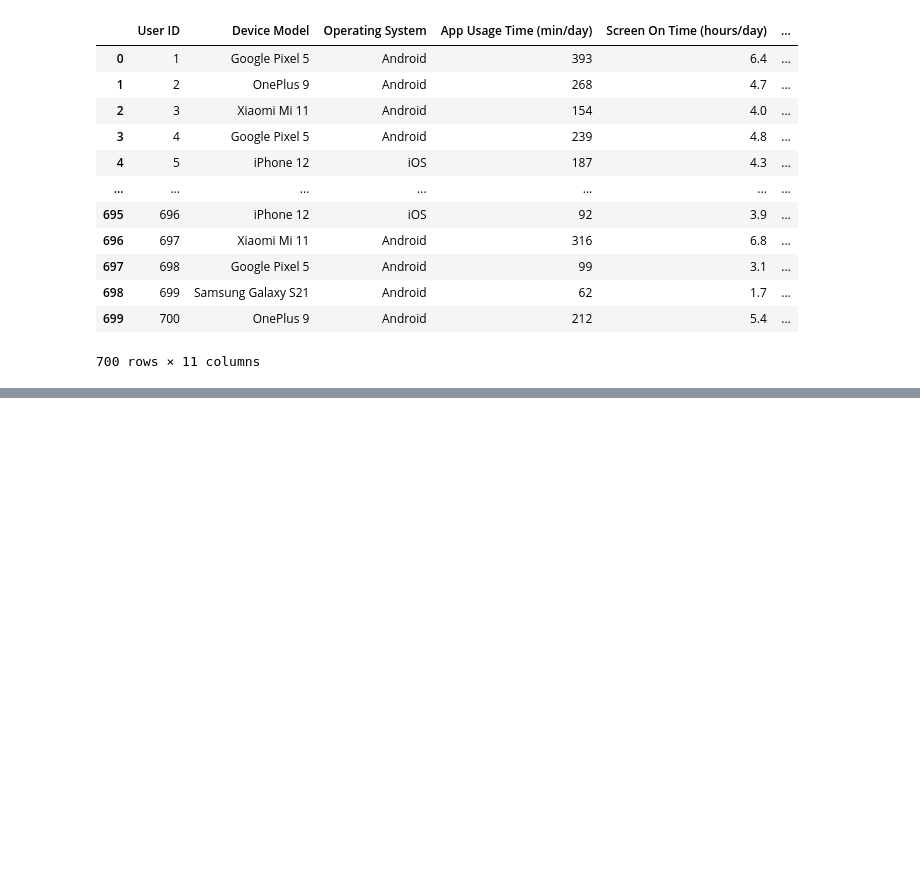
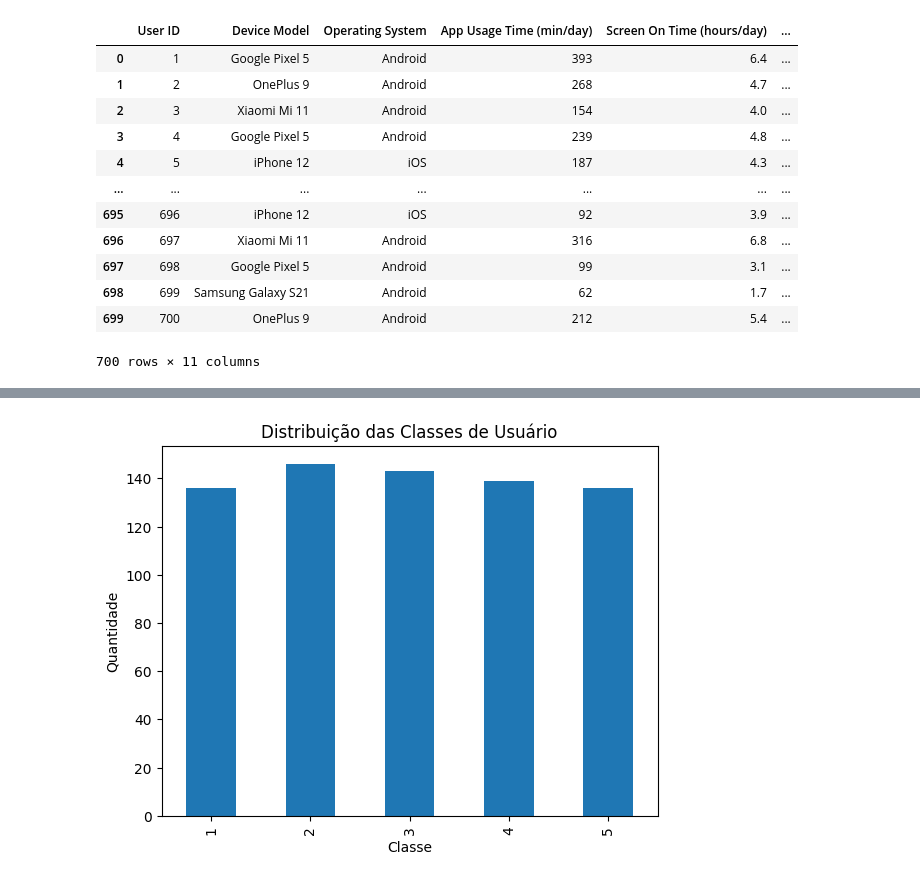
Before and after one commit to henriquefac/mobile-device-usage-analysis, a Jupyter notebook: notebook/exploration.ipynb, the cells around one changed output, grey strips where cells are left out. Drawn from its saved outputs; the diff is of its cells as text; code cells hidden in the pictures; blank space fills up the shorter version.

```diff
--- a/notebook/exploration.ipynb
+++ b/notebook/exploration.ipynb
@@ -29,0 +99,9 @@ df
+# %%
+
+df["User Behavior Class"].value_counts().sort_index().plot(kind="bar")
+plt.title("Distribuição das Classes de Usuário")
+plt.xlabel("Classe")
+plt.ylabel("Quantidade")
+plt.show()
+# %% [output]
+[figure, added]
```
Also changed, not shown: parts of 4 cells of this notebook.
